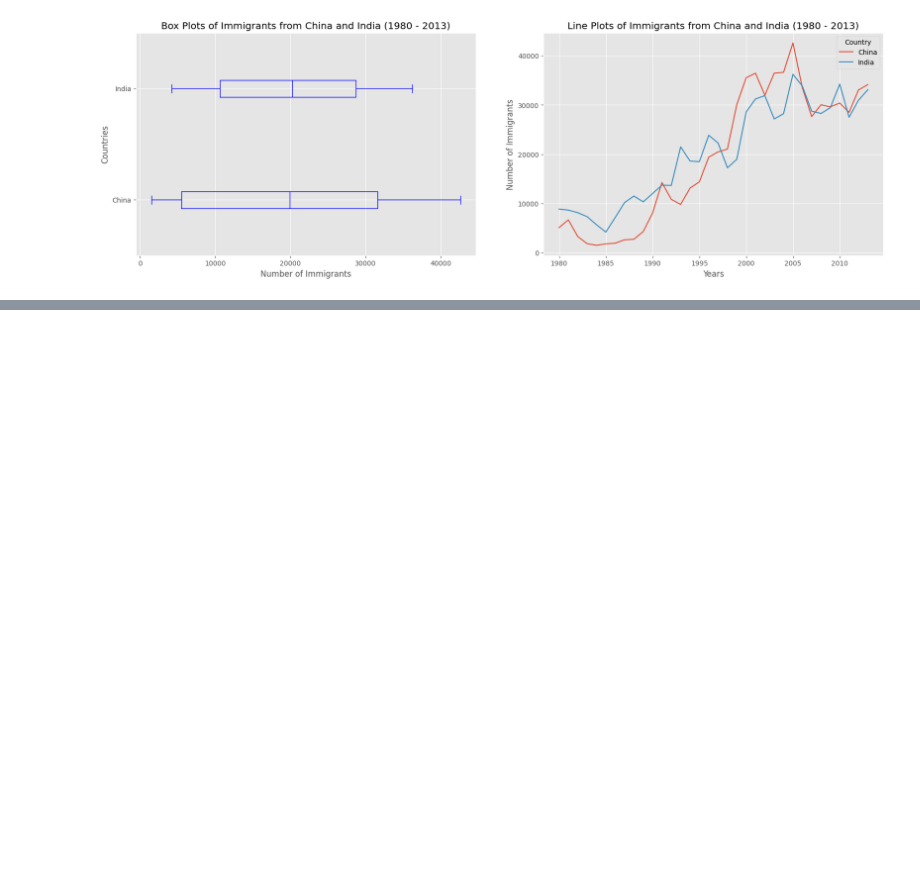
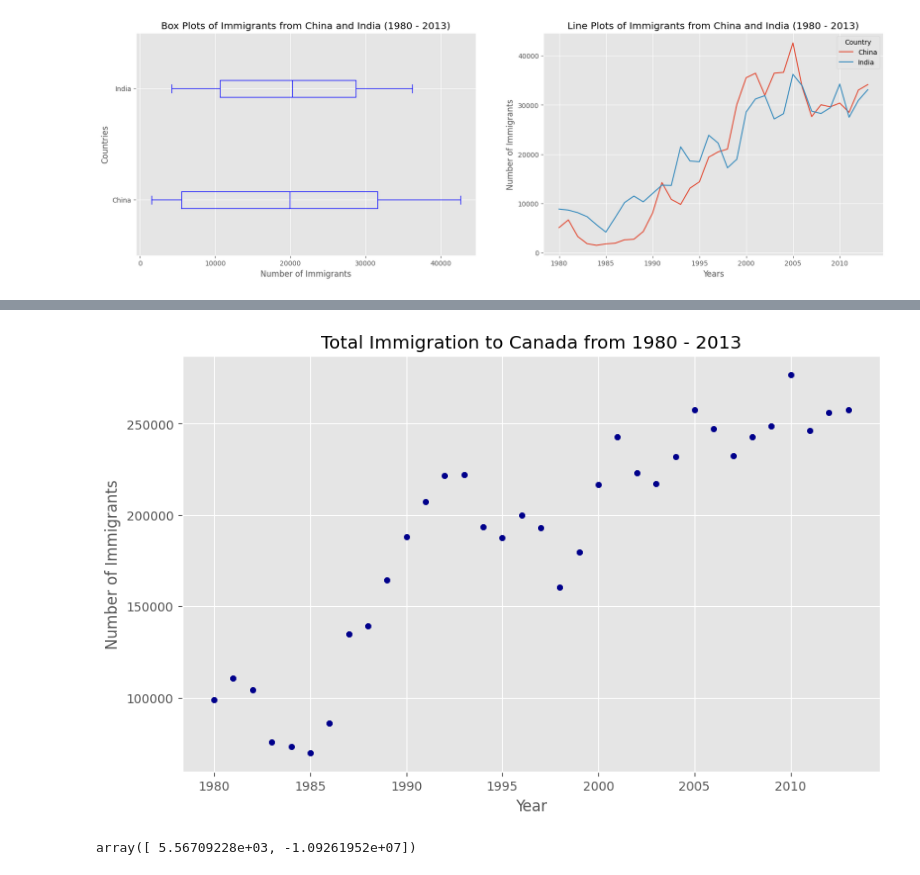
Before and after one commit to Rohit-03-19/DATA-SCIENCE, a Jupyter notebook: Learnings/Data Visualization/Pie Charts, Box Plots, Scatter Plots, and Bubble Plots.ipynb, the cells around one changed output, grey strips where cells are left out. Saved outputs shown, nothing was run; the diff lists cells and outputs as text; code cells hidden in the pictures; blank space fills up the shorter version.

```diff
--- a/Learnings/Data Visualization/Pie Charts, Box Plots, Scatter Plots, and Bubble Plots.ipynb
+++ b/Learnings/Data Visualization/Pie Charts, Box Plots, Scatter Plots, and Bubble Plots.ipynb
@@ -206,0 +280,15 @@ plt.show()
+# %%
+# we can use the sum() method to get the total population per year
+df_tot = pd.DataFrame(df_can[years].sum(axis=0))
+
+# change the years to type int (useful for regression later on)
+df_tot.index = map(int, df_tot.index)
+
+# reset the index to put in back in as a column in the df_tot dataframe
+df_tot.reset_index(inplace = True)
+
+# rename columns
+df_tot.columns = ['year', 'total']
+
+# view the final dataframe
+df_tot.head()
@@ -206,0 +302,18 @@ plt.show()
+# %%
+df_tot.plot(kind='scatter', x='year', y='total', figsize=(10, 6), color='darkblue')
+
+plt.title('Total Immigration to Canada from 1980 - 2013')
+plt.xlabel('Year')
+plt.ylabel('Number of Immigrants')
+
+plt.show()
+# %% [output]
+[figure, added]
+# %%
+x = df_tot['year']      # year on x-axis
+y = df_tot['total']     # total on y-axis
+fit = np.polyfit(x, y, deg=1)
+
+fit
+# %% [output]
+array([ 5.56709228e+03, -1.09261952e+07])
```
Also changed, not shown: parts of 16 cells of this notebook, 1 other file.
